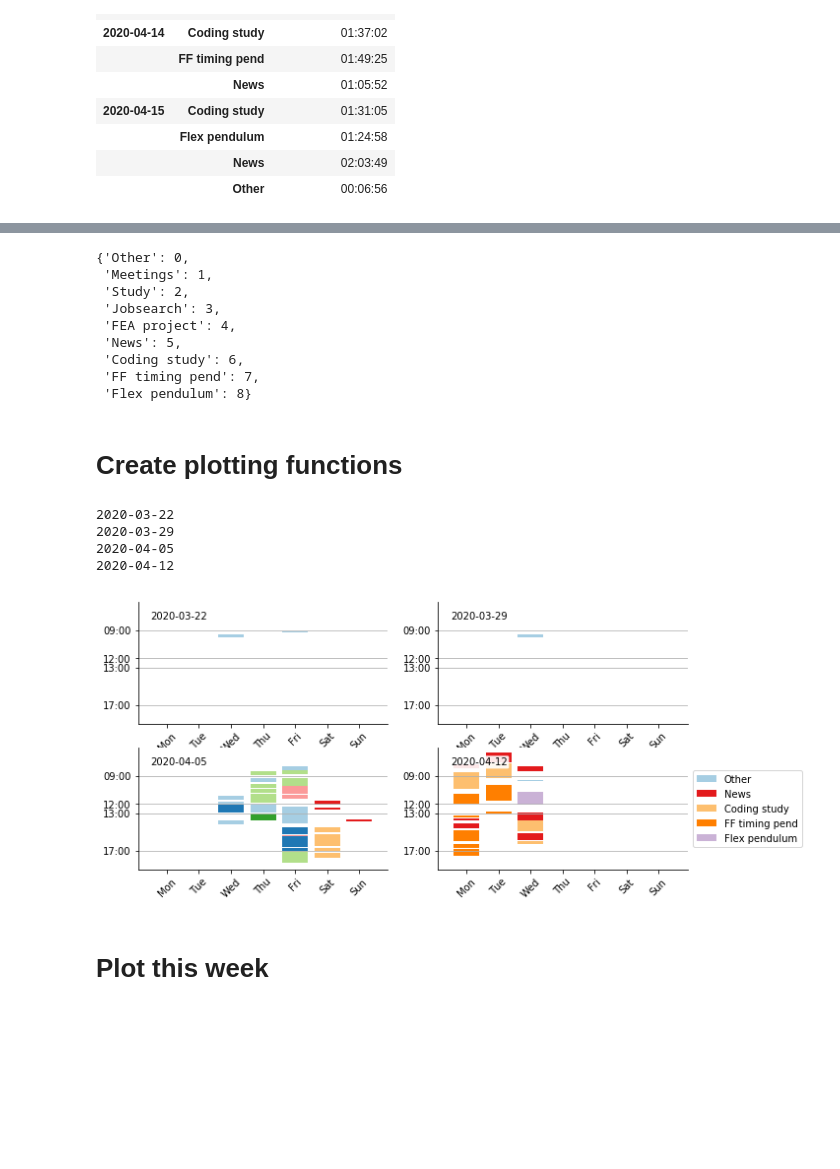
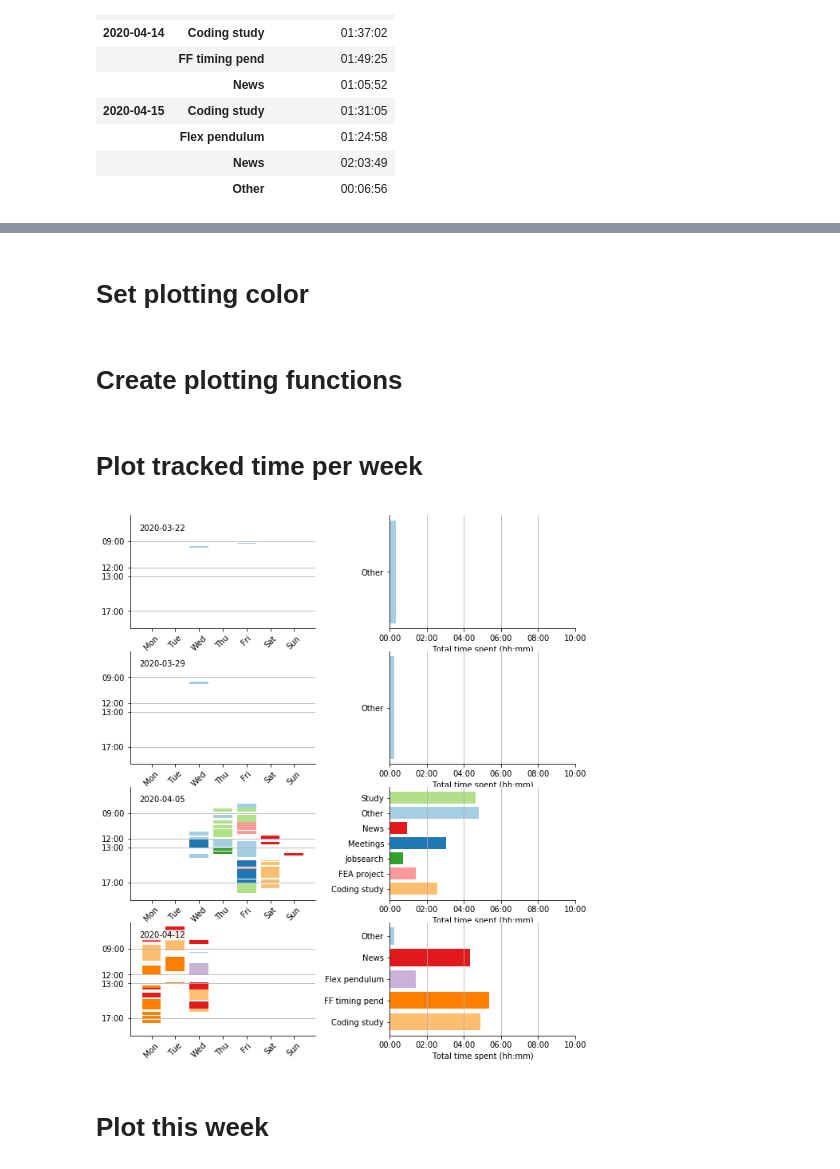
Before and after one commit to tlmohren/Task_timer, a Jupyter notebook: analyze_task_log.ipynb, the cells around one changed output, grey strips where cells are left out. Cells and saved outputs as stored; diff of their text form; code cells hidden in the pictures; blank space fills up the shorter version.

Commit message:
visualization update

```diff
--- a/analyze_task_log.ipynb
+++ b/analyze_task_log.ipynb
@@ -108,3 +104,5 @@ df_day.tail(10)
+# %% [markdown]
+ # Set plotting color
 # %%
 # make colorscheme
 cols = np.array([[166,206,227],
@@ -119,23 +117,10 @@ cols = np.array([[166,206,227],
 [106,61,154],
 [255,255,153]]) /255
 
-cmap = ListedColormap(cols)
-
 labels = df['Label'].unique()
 label_dict = {}
-for i,label in enumerate(labels):
-    label_dict[label] = i
-label_dict
+for label,col in zip(labels,cols):
+    label_dict[label] = col
-# %% [output]
-{'Other': 0,
- 'Meetings': 1,
- 'Study': 2,
- 'Jobsearch': 3,
- 'FEA project': 4,
- 'News': 5,
- 'Coding study': 6,
- 'FF timing pend': 7,
- 'Flex pendulum': 8}
 # %% [markdown]
 # Create plotting functions
 # %%
@@ -220,21 +290,28 @@ def plot_week_tasks( ax_pl, df_week_week, label_dict, bool_legend=False ):
+# %% [markdown]
+# Plot tracked time per week
 # %%
 weeks = df['Week'].unique()
 
-fig, ax= plt.subplots( int(len(weeks)/2), 2, figsize =(10,5))
-ax = ax.flat # flatten so iteration is simpler
+fig, ax= plt.subplots( len(weeks), 2, figsize =(10,12))
+# ax = ax.flat # flatten so iteration is simpler
 
 for i, week in enumerate(weeks):
     bool_week = df['Week'] == week
     df_week = df[bool_week].copy()
-    if i == (len(weeks)-1):
-        plot_week_tasks( ax[i], df_week, label_dict, bool_legend = True)
-    else:
-        plot_week_tasks( ax[i], df_week, label_dict )
+
+    # plot left axis
+    plot_week_tasks( ax[i,0], df_week, label_dict )
+    plot_time_spent_weekly( ax[i,1], df_week, label_dict )
+
+#     # plot right axis
+#     if i == (len(weeks)-1):
+#     else:
+#         plot_time_spent_weekly( ax[i,1], df_week, label_dict, bool_legend = False)
+
+
+
+plt.subplots_adjust(left=None, bottom=None, right=None, top=None, wspace=.4, hspace=None)
 # %% [output]
-2020-03-22
-2020-03-29
-2020-04-05
-2020-04-12
-[figure, old version]
+[figure, new version]
 # %% [markdown]
 # Plot this week
```
Also changed, not shown: parts of 8 cells of this notebook, 1 other file.
